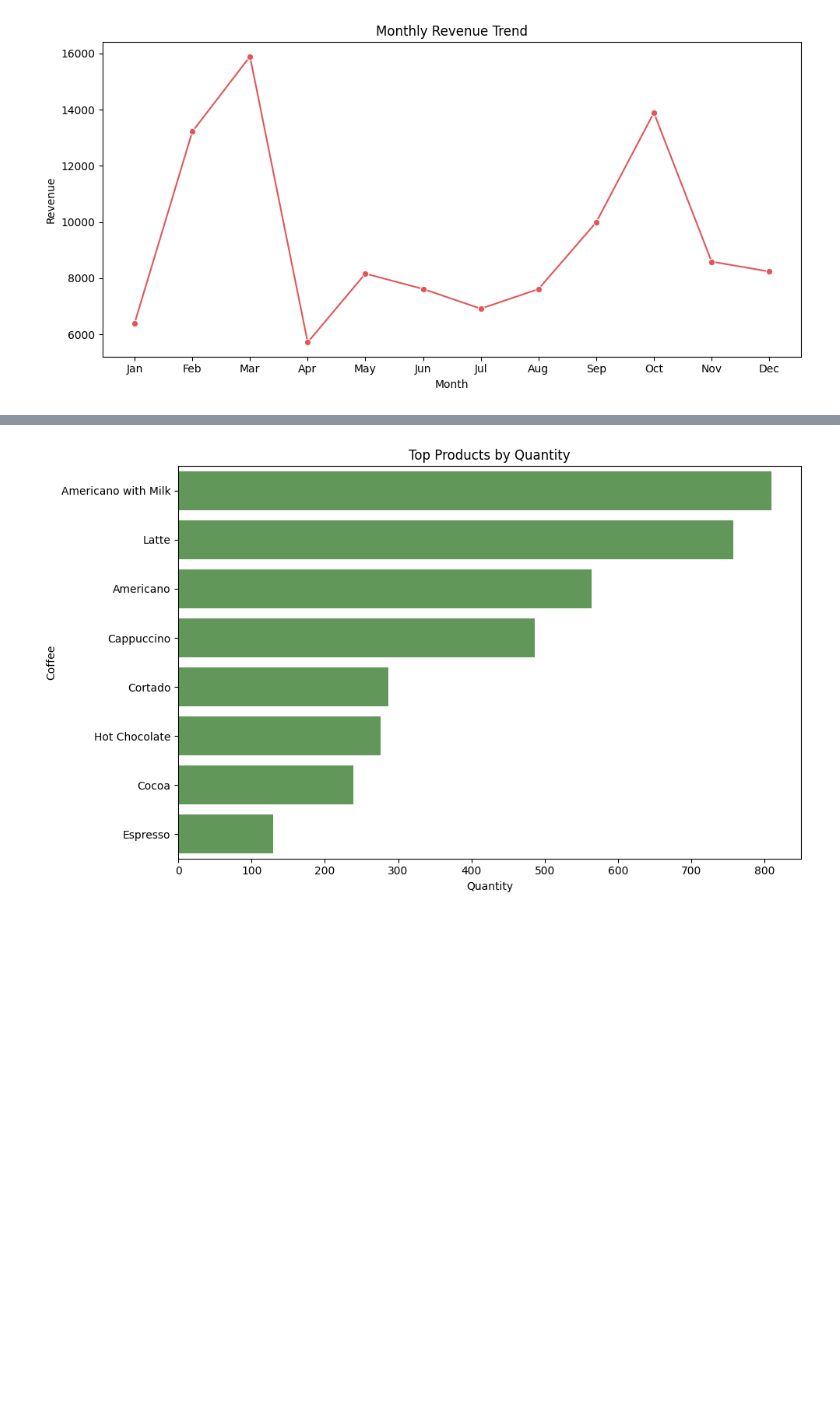
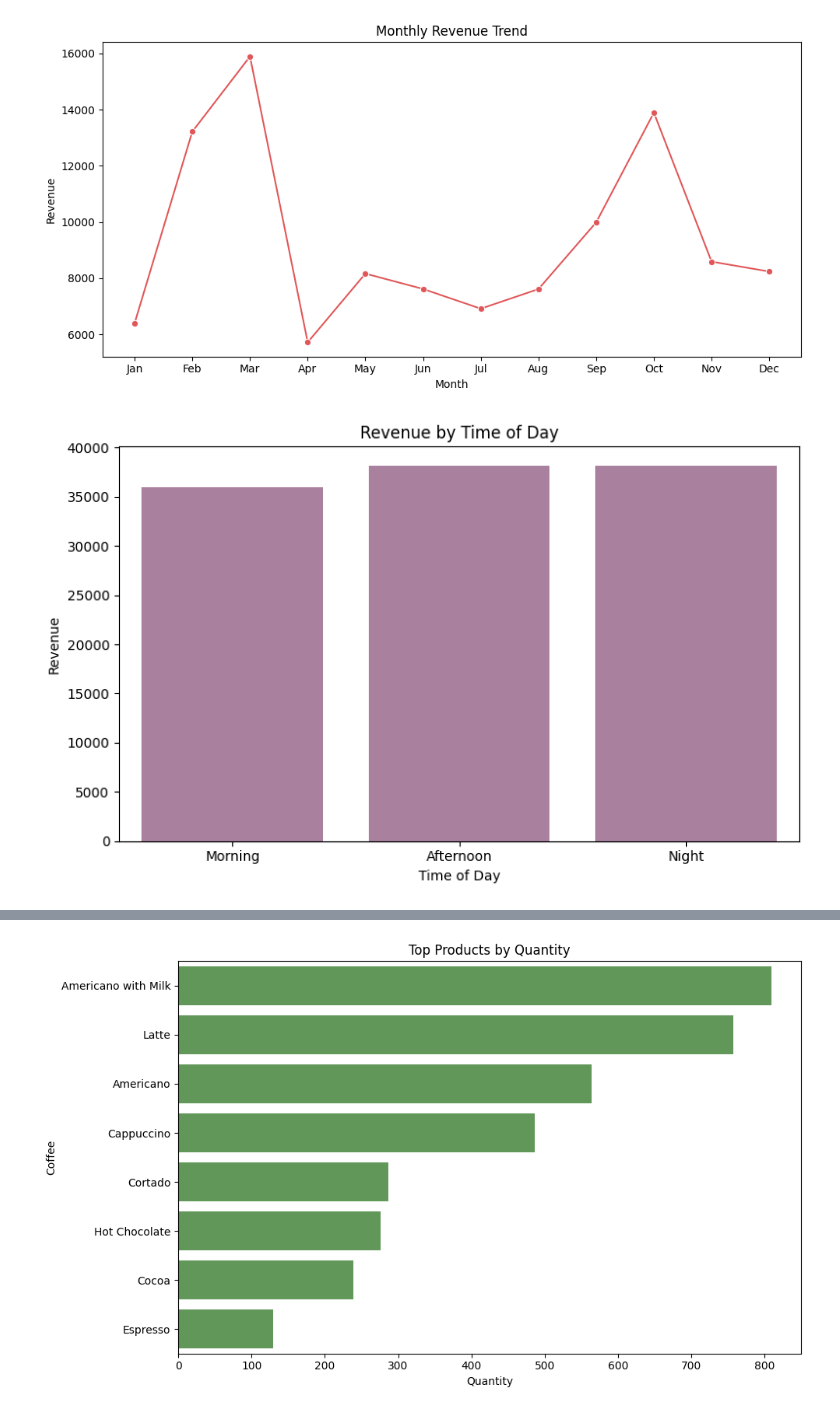
Before and after one commit to bagoez-hub/coffee-sales-analysis, a Jupyter notebook: notebooks/03_analysis.ipynb, the cells around one changed output, grey strips where cells are left out. Cells and saved outputs as stored; diff of their text form; code cells hidden in the pictures; blank space fills up the shorter version.

```diff
--- a/notebooks/03_analysis.ipynb
+++ b/notebooks/03_analysis.ipynb
@@ -74,10 +95,12 @@ Evaluate revenue and transaction behavior by hour, weekday, and month to identif
 hourly_df = hourly_sales(analysis_df)
 weekday_df = revenue_by_weekday(analysis_df)
 monthly_df = revenue_by_month(analysis_df)
+tod_df = revenue_by_time_of_day(analysis_df)
 
 display(hourly_df.head())
 display(weekday_df)
 display(monthly_df)
+display(tod_df)
 # %% [output]
 |  | hour_of_day | transactions | revenue |
 | 0 | 6 | 5 | 149.40 |
@@ -124,6 +157,12 @@ plt.tight_layout()
 plt.show()
 # %% [output]
 [figure]
+# %%
+fig = plot_time_of_day_revenue(tod_df)
+plt.tight_layout()
+plt.show()
+# %% [output]
+[figure, added]
 # %%
 peak_hour = hourly_df.sort_values(["transactions", "revenue"], ascending=False).head(1)
 peak_weekday = weekday_df.sort_values("revenue", ascending=False).head(1)
```
Also changed, not shown: parts of 18 cells of this notebook, 5 other files.
